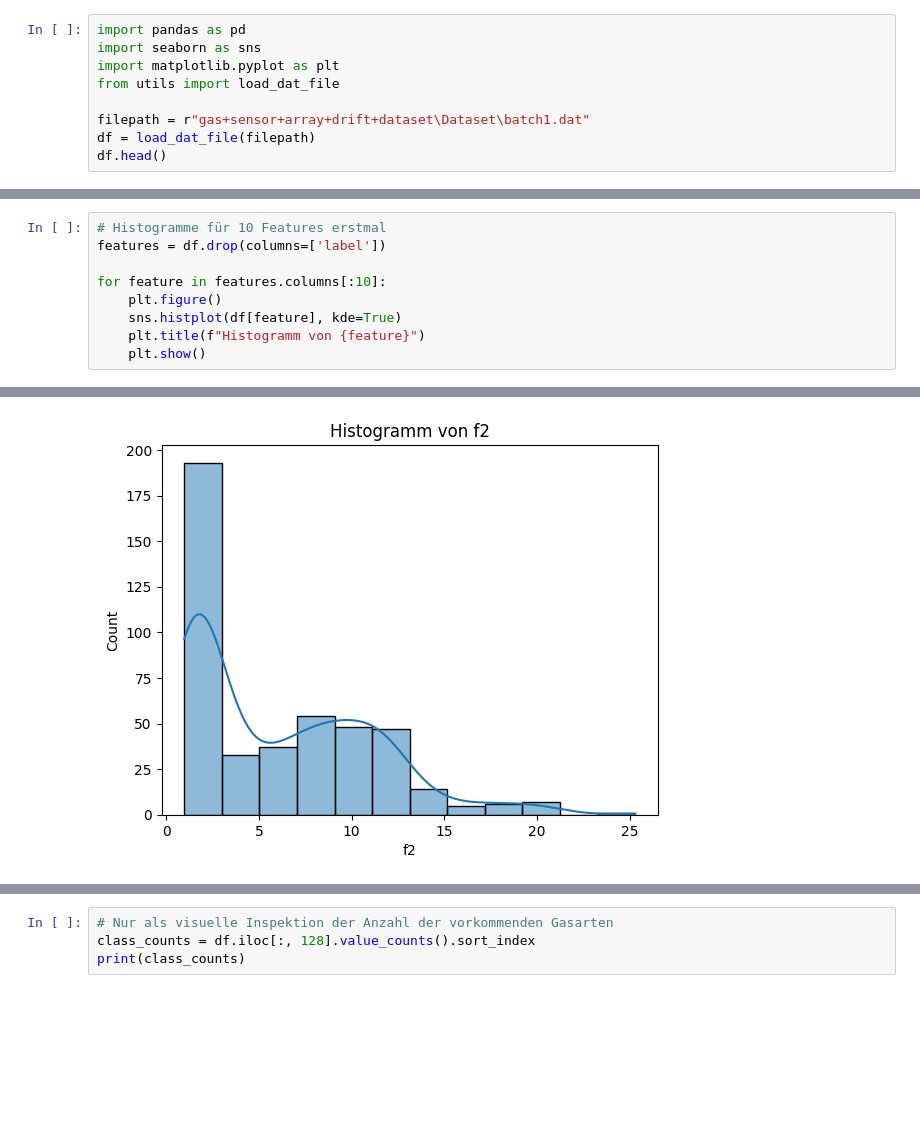
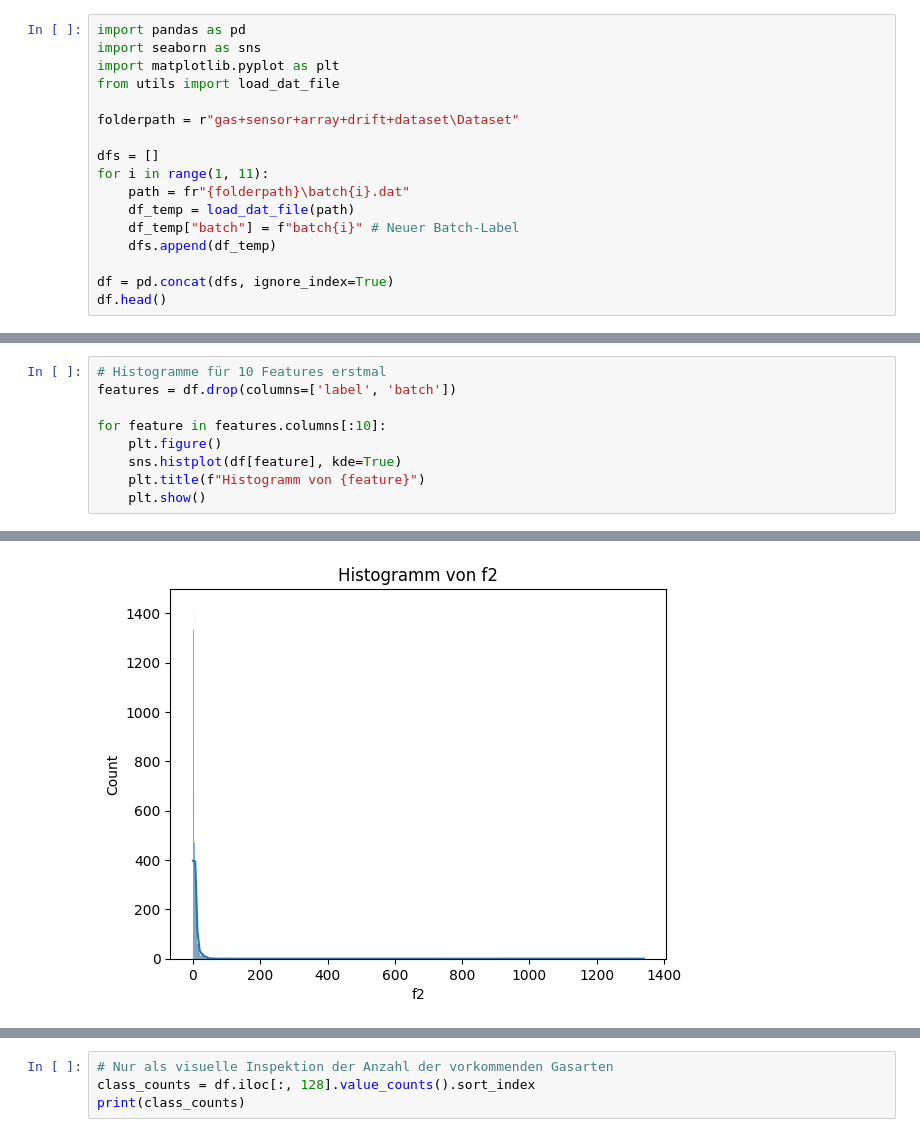
Before and after one commit to VolliBinJackson/gas-sensor-classification, a Jupyter notebook: eda.ipynb, the cells around one changed output, grey strips where cells are left out. Drawn from its saved outputs; the diff is of its cells as text; blank space fills up the shorter version.

Commit message:
Included all batch files into one

```diff
--- a/eda.ipynb
+++ b/eda.ipynb
@@ -4,8 +4,16 @@ import seaborn as sns
 import matplotlib.pyplot as plt
 from utils import load_dat_file
 
-filepath = r"gas+sensor+array+drift+dataset\Dataset\batch1.dat"
-df = load_dat_file(filepath)
+folderpath = r"gas+sensor+array+drift+dataset\Dataset"
+
+dfs = []
+for i in range(1, 11):
+    path = fr"{folderpath}\batch{i}.dat"
+    df_temp = load_dat_file(path)
+    df_temp["batch"] = f"batch{i}" # Neuer Batch-Label
+    dfs.append(df_temp)
+
+df = pd.concat(dfs, ignore_index=True)
 df.head()
 # %% [output]
 |  | f1 | f2 | f3 | f4 | f5 | f6 | f7 | f8 | f9 | f10 | ... | ... |
@@ -39,7 +48,7 @@ max     42.039307   -0.016275    6.851792    8.357968    6.000000
 [8 rows x 129 columns]
 # %%
 # Histogramme für 10 Features erstmal
-features = df.drop(columns=['label'])
+features = df.drop(columns=['label', 'batch'])
 
 for feature in features.columns[:10]:
     plt.figure()
@@ -51 +60 @@ for feature in features.columns[:10]:
-[figure, old version]
+[figure, new version]
```
Also changed, not shown: parts of 7 cells of this notebook.
